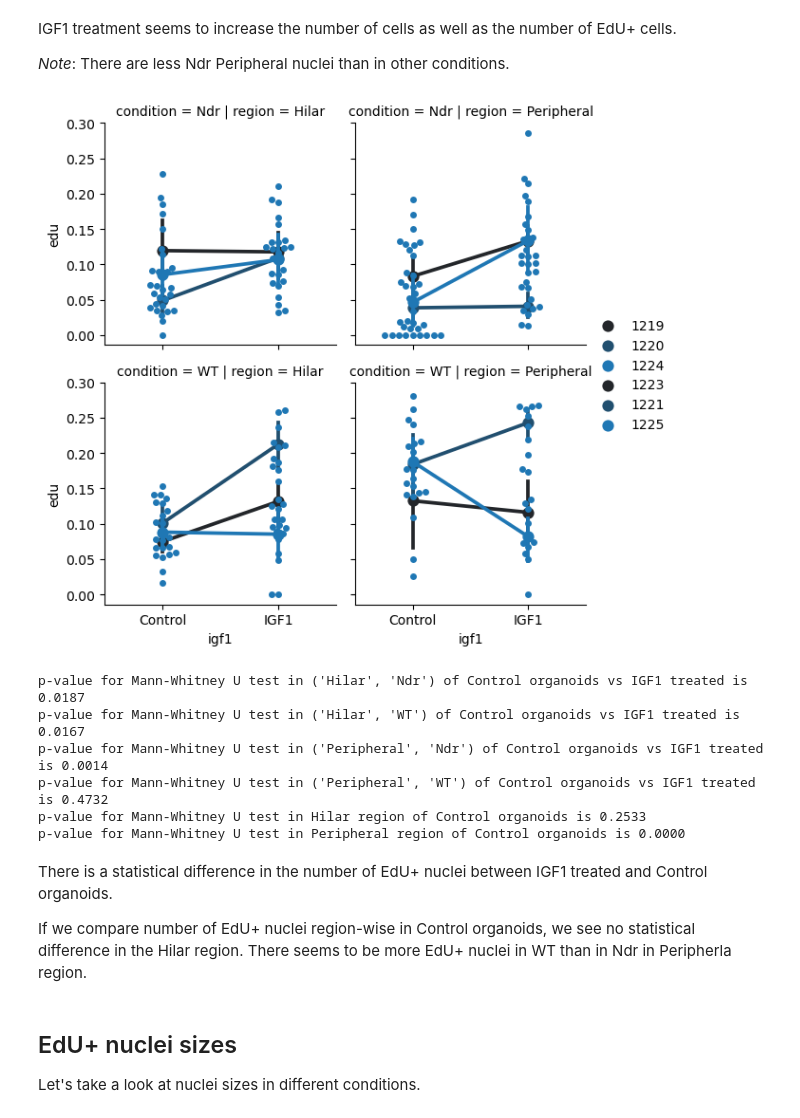
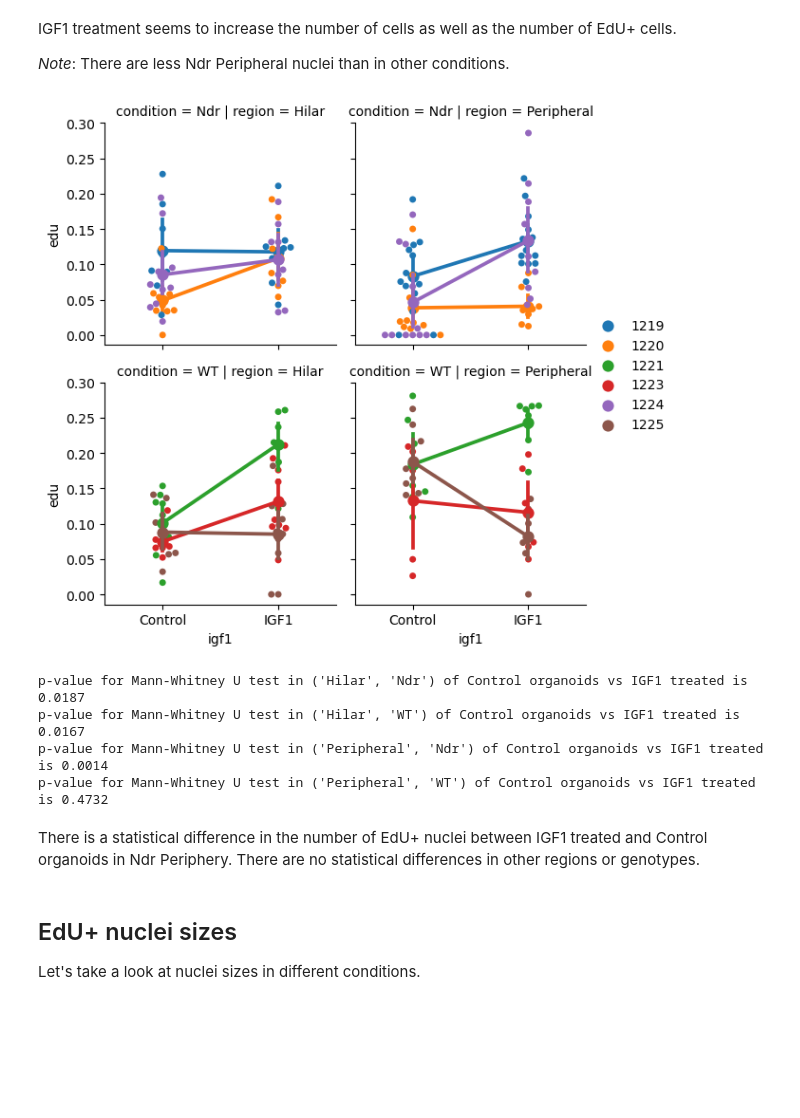
Before and after one commit to Emma-R-Andersson-Lab/iqbal_nuclei_segmenter, a Jupyter notebook: EdU_analysis.ipynb, the cells around one changed output. Saved outputs shown, nothing was run; the diff lists cells and outputs as text; code cells hidden in the pictures; blank space fills up the shorter version.

Commit message:
Added tests and text to EdU analysis nb

```diff
--- a/EdU_analysis.ipynb
+++ b/EdU_analysis.ipynb
@@ -25,6 +27,15 @@ BIG_DATA_DIR = pathlib.Path(r'C:\Users\agucor\Karolinska Institutet\Afshan Iqbal
 nuclei_size_original = get_nuclei_size_df(DATA_DIR)
 nuclei_size_big = get_nuclei_size_df(BIG_DATA_DIR)
 nuclei_size = pd.concat([nuclei_size_original, nuclei_size_big], ignore_index=True)
+
+nuclei_size = nuclei_size.astype({'label': int,
+                                      'condition': 'category',
+                                      'cell_line': 'category',
+                                      'region': 'category',
+                                      'sample_number': 'category',
+                                    })
+nuclei_size = nuclei_size.astype({'igf1': 'category'})
+
 nuclei_size
 # %% [output]
 |  | area_2D | eccentricity | equivalent_diameter_area | intensity_mean_2D | label | z | area_3D | ... |
@@ -144,33 +180,23 @@ IGF1 treatment seems to increase the number of cells as well as the number of Ed
 # %%
 ratio_df = nuclei_size.groupby('sample_name').agg({'edu': lambda s: sum(s)/len(s), 'cell_line': 'first', 'region': 'first', 'condition': 'first', 'igf1': 'first'})
 g = sns.FacetGrid(data=ratio_df, col='region', row='condition')
-g.map_dataframe(sns.swarmplot, y="edu", x='igf1')
-g.map_dataframe(sns.pointplot, y="edu", x='igf1', hue='cell_line')
+g.map_dataframe(sns.swarmplot, y="edu", x='igf1', hue='cell_line', palette='tab10')
+g.map_dataframe(sns.pointplot, y="edu", x='igf1', hue='cell_line', palette='tab10')
 g.add_legend()
 plt.show()
 # %% [output]
-[figure, old version]
+[figure, new version]
 # %%
-from scipy.stats import mannwhitneyu
-
 for conds, this_df in ratio_df.groupby(['region', 'condition']):
     test_result = mannwhitneyu(this_df.query('igf1 == "Control"').edu.values, this_df.query('igf1 == "IGF1"').edu.values)
     print(f"p-value for Mann-Whitney U test in {conds} of Control organoids vs IGF1 treated is {test_result.pvalue:.4f}")
-
-for conds, this_df in ratio_df.query('igf1 == "Control"').groupby('region'):
-    test_result = mannwhitneyu(this_df.query('condition == "WT"').edu.values, this_df.query('condition == "Ndr"').edu.values)
-    print(f"p-value for Mann-Whitney U test in {conds} region of Control organoids is {test_result.pvalue:.4f}")
 # %% [output]
 p-value for Mann-Whitney U test in ('Hilar', 'Ndr') of Control organoids vs IGF1 treated is 0.0187
 p-value for Mann-Whitney U test in ('Hilar', 'WT') of Control organoids vs IGF1 treated is 0.0167
 p-value for Mann-Whitney U test in ('Peripheral', 'Ndr') of Control organoids vs IGF1 treated is 0.0014
 p-value for Mann-Whitney U test in ('Peripheral', 'WT') of Control organoids vs IGF1 treated is 0.4732
-p-value for Mann-Whitney U test in Hilar region of Control organoids is 0.2533
-p-value for Mann-Whitney U test in Peripheral region of Control organoids is 0.0000
 # %% [markdown]
-There is a statistical difference in the number of EdU+ nuclei between IGF1 treated and Control organoids.
-
-If we compare number of EdU+ nuclei region-wise in Control organoids, we see no statistical difference in the Hilar region. There seems to be more EdU+ nuclei in WT than in Ndr in Peripherla region.
+There is a statistical difference in the number of EdU+ nuclei between IGF1 treated and Control organoids in Ndr Periphery. There are no statistical differences in other regions or genotypes.
 # %% [markdown]
 ## EdU+ nuclei sizes
 
```
Also changed, not shown: parts of 12 cells of this notebook.
